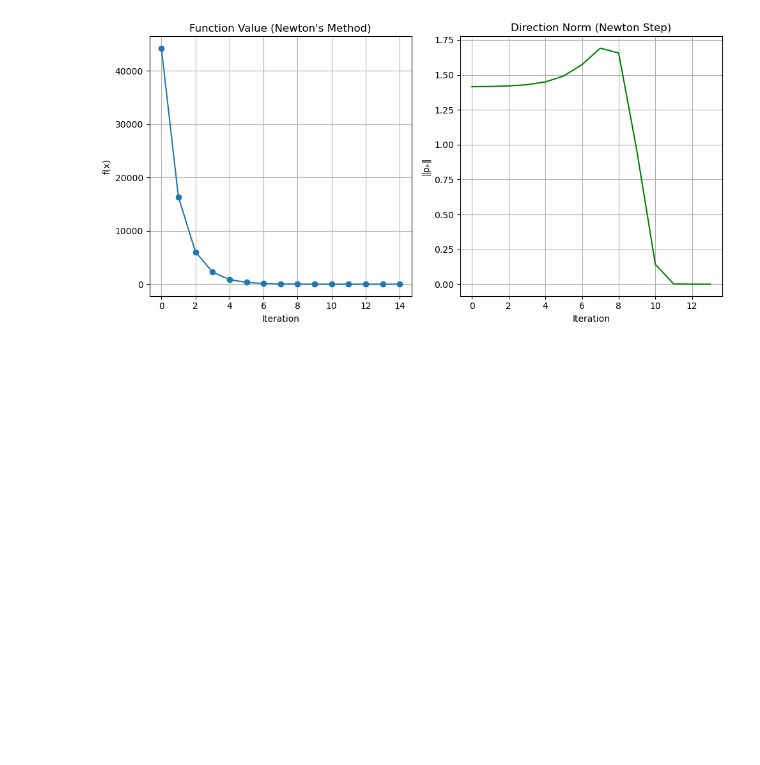
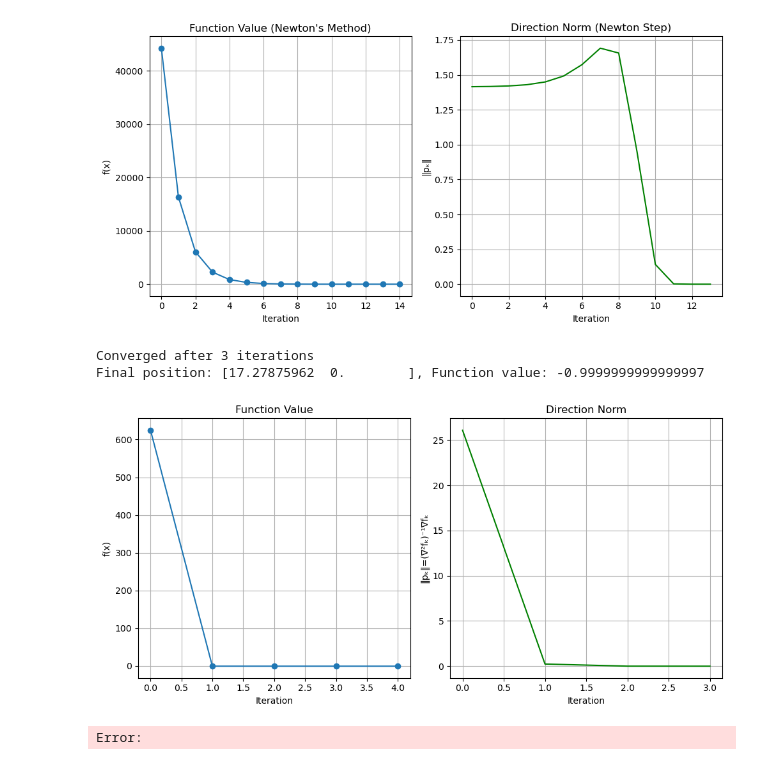
Before and after one commit to Devang420/Summer-Project, a Jupyter notebook: newtons.ipynb, the cells around one changed output. Saved outputs shown, nothing was run; the diff lists cells and outputs as text; code cells hidden in the pictures; blank space fills up the shorter version.

```diff
--- a/newtons.ipynb
+++ b/newtons.ipynb
@@ -55,3 +55,19 @@ def grad_f6(v):
 def hess_f6(v):
     x, y = v
     return np.array([[np.exp(x) + 2, 0], [0, np.exp(y) + 2]])
+# %%
+#z=sin(x)+y**2
+def f8(v):
+    x, y = v
+    return np.sin(x) + y**2
+def grad_f8(v):
+    x, y = v
+    df_dx = np.cos(x)
+    df_dy = 2 * y
+    return np.array([df_dx, df_dy])
+def hess_f8(v):
+    x, y = v
+    d2f_dx2 = -np.sin(x)
+    d2f_dy2 = 2
+    d2f_dxdy = 0
+    return np.array([[d2f_dx2, d2f_dxdy], [d2f_dxdy, d2f_dy2]])
@@ -150,3 +205,12 @@ plot_newton_convergence(f_vals, step_norms)
 Converged after 13 iterations
 Final position: [-0.35173371 -0.35173371], Function value: 1.6543680522550488
 [figure]
+# %%
+x0 = np.array([25,25 ])
+f_vals, grad_norms, step_norms = newtons_method(f8, grad_f8, hess_f8, x0)
+plot_newton_convergence(f_vals, step_norms)
+# %% [output]
+Converged after 3 iterations
+Final position: [17.27875962  0.        ], Function value: -0.9999999999999997
+[figure, added]
+Error:
```
Also changed, not shown: parts of 6 cells of this notebook, 9 other files.
